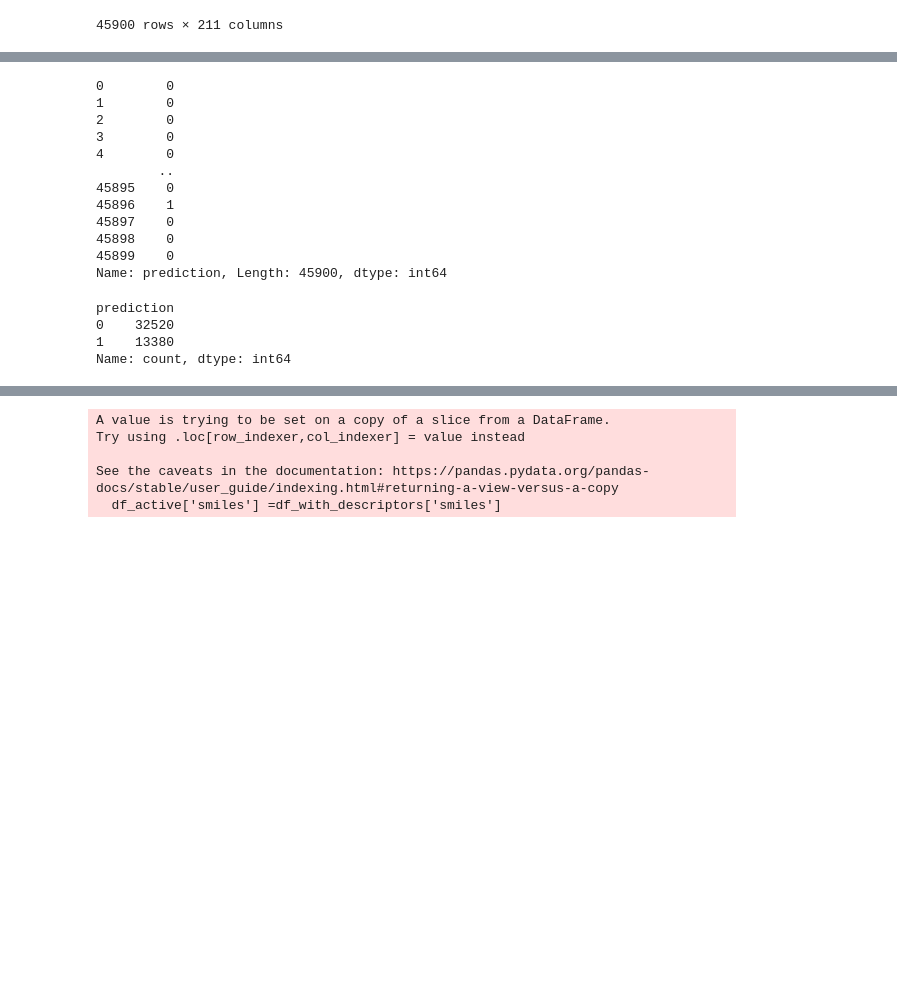
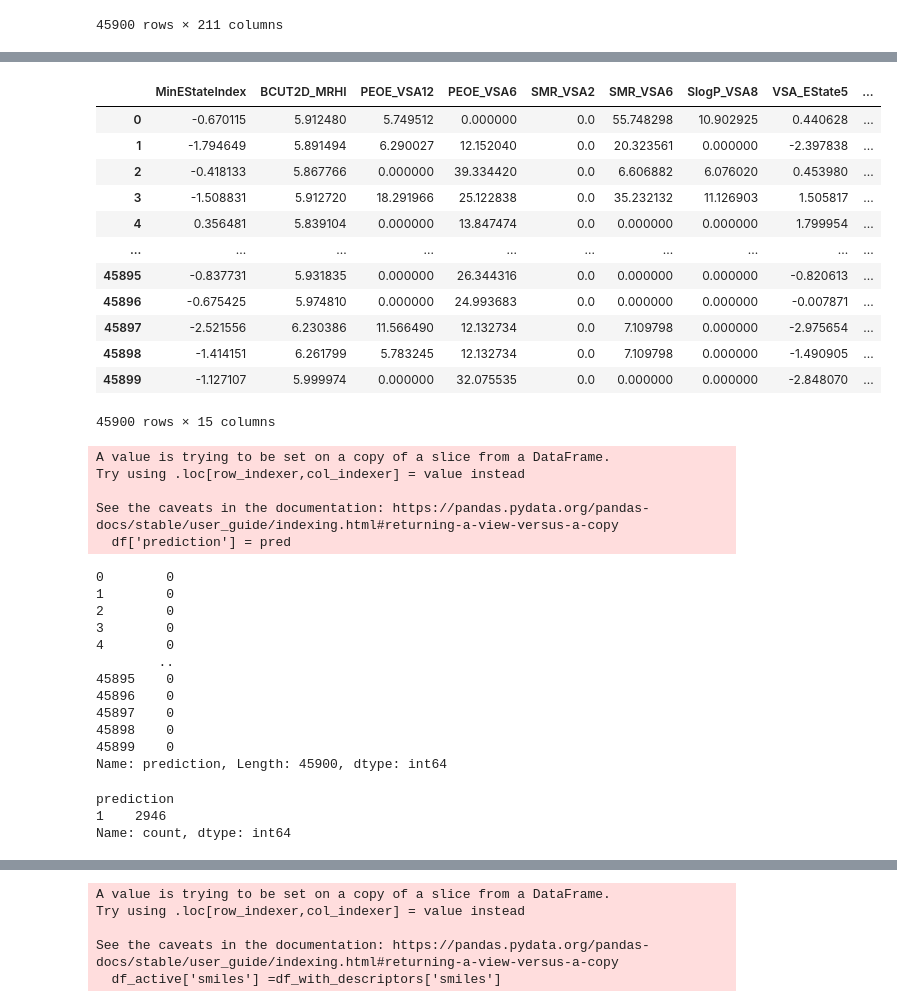
Before and after one commit to Nickspizza001/project-jak3, a Jupyter notebook: model_testing/model_test_zinc_natural_products.ipynb, the cells around one changed output, grey strips where cells are left out. Drawn from its saved outputs; the diff is of its cells as text; code cells hidden in the pictures; blank space fills up the shorter version.

```diff
--- a/model_testing/model_test_zinc_natural_products.ipynb
+++ b/model_testing/model_test_zinc_natural_products.ipynb
@@ -87,5 +87,8 @@ df_with_descriptors
 df_with_descriptors.to_csv('../data/natural-products-with-descriptors.csv', index=False)
 # %%
 import pandas as pd
-df = pd.read_csv('../data/natural-products-with-descriptors.csv')
-df_with_descriptors = pd.read_csv('../data/natural-products-with-descriptors.csv')
+# df = pd.read_csv('../data/natural-products-with-descriptors.pkl')
+# df_with_descriptors = pd.read_csv('../data/natural-products-with-descriptors.csv')
+
+df_with_descriptors = pd.read_pickle('../data/natural-products-with-descriptors.pkl', compression='gzip')
+df_with_descriptors
@@ -92,5 +109,5 @@ df_with_descriptors = pd.read_csv('../data/natural-products-with-descriptors.csv
 # %%
-df = df[['MinEStateIndex', 'BCUT2D_MRHI', 'PEOE_VSA12', 'PEOE_VSA6', 'SMR_VSA2',
+df = df_with_descriptors[['MinEStateIndex', 'BCUT2D_MRHI', 'PEOE_VSA12', 'PEOE_VSA6', 'SMR_VSA2',
        'SMR_VSA6', 'SlogP_VSA8', 'VSA_EState5', 'NumAliphaticCarbocycles',
        'NumAromaticCarbocycles', 'NumAromaticRings', 'fr_Ar_N', 'fr_Ar_NH',
        'fr_aniline', 'fr_imidazole']]
@@ -107,10 +124,32 @@ df = df[['MinEStateIndex', 'BCUT2D_MRHI', 'PEOE_VSA12', 'PEOE_VSA6', 'SMR_VSA2',
 import joblib
 
 model = joblib.load('../model_development/best_voting_classifier_model.pkl')
+# %%
+df
+# %% [output]
+|  | MinEStateIndex | BCUT2D_MRHI | PEOE_VSA12 | PEOE_VSA6 | SMR_VSA2 | SMR_VSA6 | SlogP_VSA8 | VSA_EState5 | ... |
+| 0 | -0.670115 | 5.912480 | 5.749512 | 0.000000 | 0.0 | 55.748298 | 10.902925 | 0.440628 | ... |
+| 1 | -1.794649 | 5.891494 | 6.290027 | 12.152040 | 0.0 | 20.323561 | 0.000000 | -2.397838 | ... |
+| 2 | -0.418133 | 5.867766 | 0.000000 | 39.334420 | 0.0 | 6.606882 | 6.076020 | 0.453980 | ... |
+| 3 | -1.508831 | 5.912720 | 18.291966 | 25.122838 | 0.0 | 35.232132 | 11.126903 | 1.505817 | ... |
+| 4 | 0.356481 | 5.839104 | 0.000000 | 13.847474 | 0.0 | 0.000000 | 0.000000 | 1.799954 | ... |
+| ... | ... | ... | ... | ... | ... | ... | ... | ... | ... |
+| 45895 | -0.837731 | 5.931835 | 0.000000 | 26.344316 | 0.0 | 0.000000 | 0.000000 | -0.820613 | ... |
+| 45896 | -0.675425 | 5.974810 | 0.000000 | 24.993683 | 0.0 | 0.000000 | 0.000000 | -0.007871 | ... |
+| 45897 | -2.521556 | 6.230386 | 11.566490 | 12.132734 | 0.0 | 7.109798 | 0.000000 | -2.975654 | ... |
+| 45898 | -1.414151 | 6.261799 | 5.783245 | 12.132734 | 0.0 | 7.109798 | 0.000000 | -1.490905 | ... |
+| 45899 | -1.127107 | 5.999974 | 0.000000 | 32.075535 | 0.0 | 0.000000 | 0.000000 | -2.848070 | ... |
+45900 rows × 15 columns
 # %%
 pred = model.predict(df)
 # %%
 df['prediction'] = pred
+# %% [output]
+A value is trying to be set on a copy of a slice from a DataFrame.
+Try using .loc[row_indexer,col_indexer] = value instead
+
+See the caveats in the documentation: https://pandas.pydata.org/pandas-docs/stable/user_guide/indexing.html#returning-a-view-versus-a-copy
+  df['prediction'] = pred
 # %%
 df['prediction']
 # %% [output]
@@ -121,7 +160,7 @@ df['prediction']
 4        0
         ..
 45895    0
-45896    1
+45896    0
 45897    0
 45898    0
 45899    0
@@ -130,8 +169,7 @@ Name: prediction, Length: 45900, dtype: int64
 df['prediction'].value_counts()
 # %% [output]
 prediction
-0    32520
-1    13380
+1    2946
 Name: count, dtype: int64
 # %%
 df_active = df[df['prediction'] == 1]
```
Also changed, not shown: parts of 5 cells of this notebook, 5 other files.
